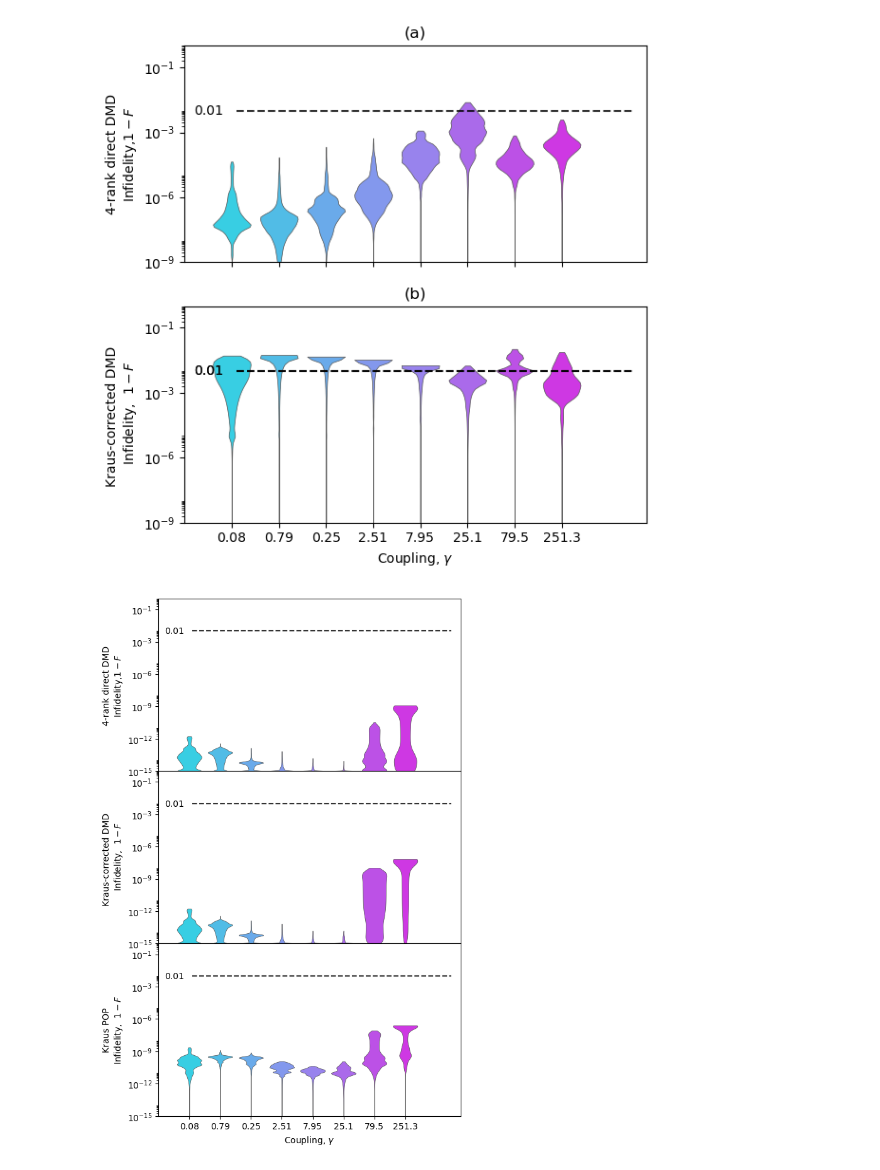
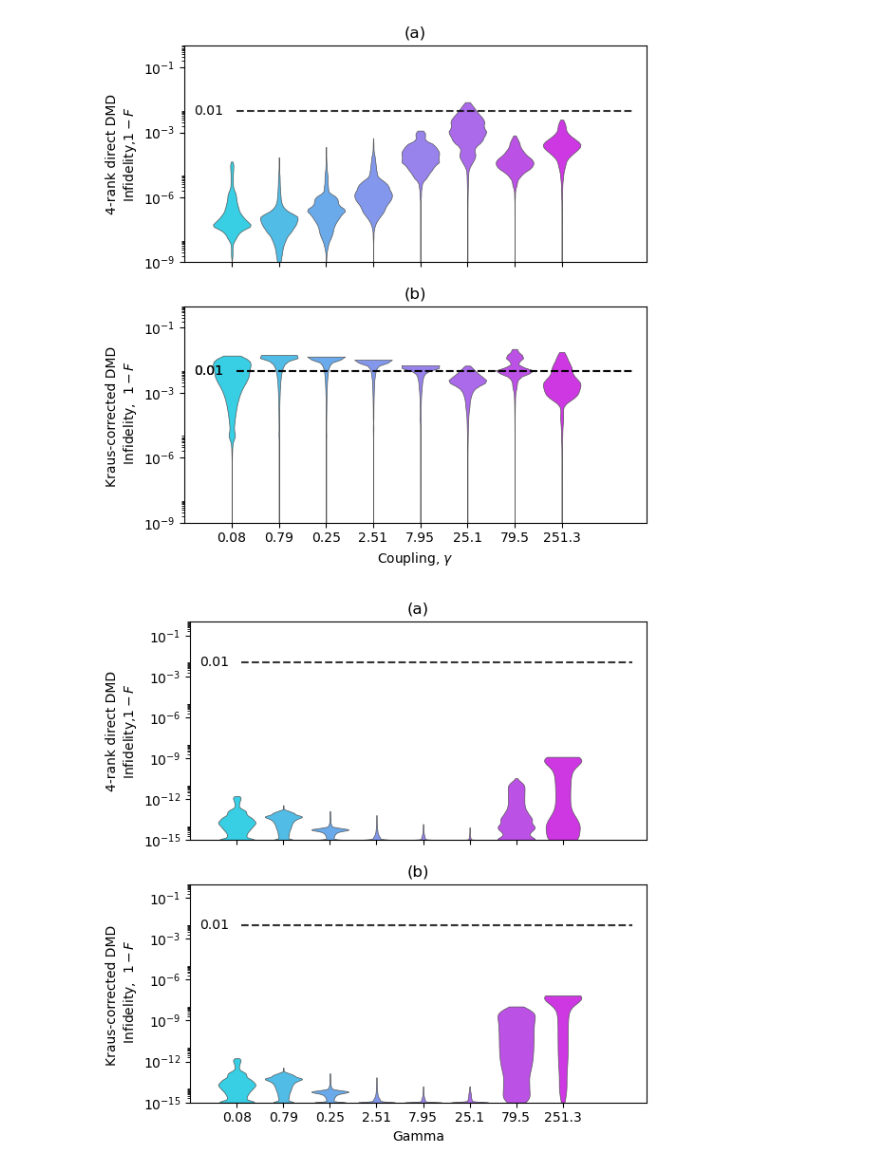
Before and after one commit to zpopovych/OQSID-thesis, a Jupyter notebook: DMD_QPT_correct/03_QPT_correct_vsDMD_violin.ipynb, the cells around one changed output. Cells and saved outputs as stored; diff of their text form; code cells hidden in the pictures.

```diff
--- a/DMD_POP_correct/03_QPT_correct_vsDMD_violin.ipynb
+++ b/DMD_QPT_correct/03_QPT_correct_vsDMD_violin.ipynb
@@ -149,7 +149,7 @@ fig.savefig("SVD_correct_vs_DMD_SB_4-20_violin.pdf")
 # %% [output]
 [figure]
 # %%
-fig, ax = plt.subplots(3, 1, figsize=(6,9), sharex = True)
+fig, ax = plt.subplots(2, 1, figsize=(6,6), sharex = True)
 
 sns.violinplot(ax=ax[0], data=df, x="Gamma", y='LogInF_DMD_vs_LME', cut = 0, # hue = "Method", split=True,
                     scale="width", palette ="cool", linewidth=0.5,
@@ -175,52 +175,37 @@ ax[0].set_xlabel('')
 
 ax[0].hlines(y=np.log10(.01), xmin=0.1, xmax=8.5, colors='black', linestyles='--', alpha=0.8)
 ax[0].text(-0.8, np.log10(.01), '0.01', ha='left', va='center')
+ax[0].set_title("(a)")
 
 
 sns.violinplot(ax=ax[1], data=df, x="Gamma", y= 'LogInF_DMD_Kraus_vs_LME', cut = 0, # hue = "Method", split=True,
                     scale="width", palette ="cool", linewidth=0.5,
                     inner= None, bw="silverman")
 
 ax[1].yaxis.set_ticks(ytick_range, ytick_labels)
 ax[1].yaxis.set_ticks([np.log10(x) for p in ytick_range for x in np.linspace(10 ** p, 10 ** (p + 1), 10)], minor=True)
 
 ax[1].set_ylim(ymin, ymax)
 ax[1].set_xlim(-1, 8.8)
 
 ax[1].set_ylabel('Kraus-corrected DMD \n'+r' Infidelity,  $1-F$')
 
 ax[1].hlines(y=np.log10(.01), xmin=0.1, xmax=8.5, colors='black', linestyles='--', alpha=0.8)
 ax[1].text(-0.8, np.log10(.01), '0.01', ha='left', va='center')
-
-
-sns.violinplot(ax=ax[2], data=df, x="Gamma", y= 'LogInF_POP_vs_LME', cut = 0, # hue = "Method", split=True,
-                    scale="width", palette ="cool", linewidth=0.5,
-                    inner= None, bw="silverman")
-
-ax[2].yaxis.set_ticks(ytick_range, ytick_labels)
-ax[2].yaxis.set_ticks([np.log10(x) for p in ytick_range for x in np.linspace(10 ** p, 10 ** (p + 1), 10)], minor=True)
-
-ax[2].set_ylim(ymin, ymax)
-ax[2].set_xlim(-1, 8.8)
-
-ax[2].set_ylabel( 'Kraus POP\n'+r'Infidelity,  $1-F$')
-ax[2].set_xlabel(r'Coupling, $\gamma$')
+ax[1].set_title("(b)")
 
 xtick_range = np.arange(0, 8)
 xtick_labels = [ '0.08', '0.79', '0.25', '2.51', '7.95', '25.1', '79.5', '251.3']
 
-ax[2].xaxis.set_ticks(xtick_range, xtick_labels)
-
-ax[2].hlines(y=np.log10(.01), xmin=0.1, xmax=8.5, colors='black', linestyles='--', alpha=0.8)
-ax[2].text(-0.8, np.log10(.01), '0.01', ha='left', va='center')
+ax[1].xaxis.set_ticks(xtick_range, xtick_labels)
 
 fig.tight_layout()
-fig.subplots_adjust(hspace = .0)
+#fig.subplots_adjust(hspace = .0)
 
 #fig.savefig("KrausPOPvsDMD_LME_4-20_violin.pdf")
 
 fig.show()
 # %% [output]
-[figure, old version]
+[figure, new version]
 # %%
 #fig.savefig("POPvsDMD_violin.pdf")
```
Also changed, not shown: parts of 1 cell of this notebook, 3 other files.
